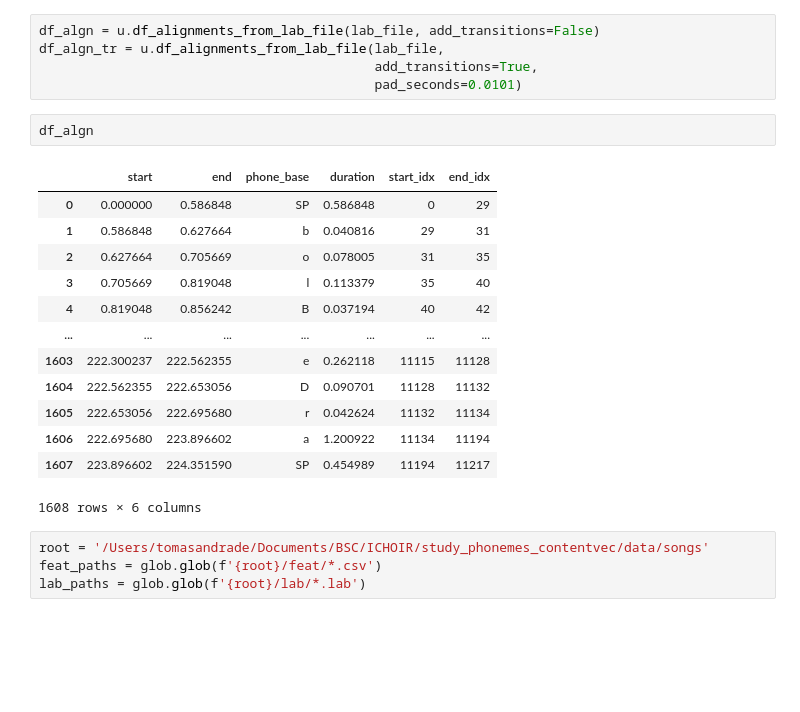
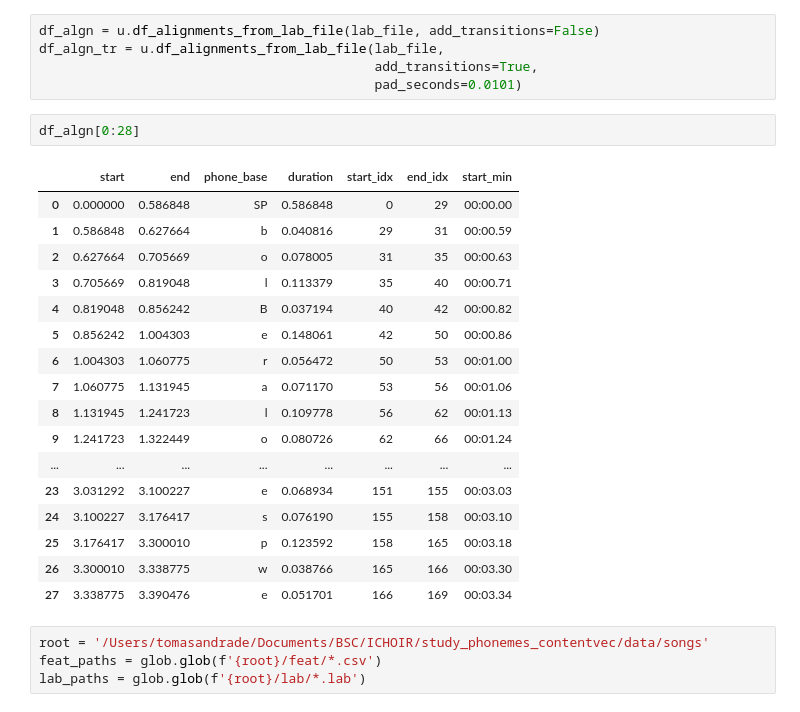
Before and after one commit to BSCCNS/Applio_LS, a Jupyter notebook: develop_nb/transitions.ipynb, the cells around one changed output. Saved outputs shown, nothing was run; the diff lists cells and outputs as text; blank space fills up the shorter version.

Commit message:
add start col to lib dataset

```diff
--- a/develop_nb/transitions.ipynb
+++ b/develop_nb/transitions.ipynb
@@ -19,21 +22,25 @@ df_algn_tr = u.df_alignments_from_lab_file(lab_file,
                                            add_transitions=True,
                                            pad_seconds=0.0101)
 # %%
-df_algn
+df_algn[0:28]
 # %% [output]
-|  | start | end | phone_base | duration | start_idx | end_idx |
-| 0 | 0.000000 | 0.586848 | SP | 0.586848 | 0 | 29 |
-| 1 | 0.586848 | 0.627664 | b | 0.040816 | 29 | 31 |
-| 2 | 0.627664 | 0.705669 | o | 0.078005 | 31 | 35 |
-| 3 | 0.705669 | 0.819048 | l | 0.113379 | 35 | 40 |
-| 4 | 0.819048 | 0.856242 | B | 0.037194 | 40 | 42 |
-| ... | ... | ... | ... | ... | ... | ... |
-| 1603 | 222.300237 | 222.562355 | e | 0.262118 | 11115 | 11128 |
-| 1604 | 222.562355 | 222.653056 | D | 0.090701 | 11128 | 11132 |
-| 1605 | 222.653056 | 222.695680 | r | 0.042624 | 11132 | 11134 |
-| 1606 | 222.695680 | 223.896602 | a | 1.200922 | 11134 | 11194 |
-| 1607 | 223.896602 | 224.351590 | SP | 0.454989 | 11194 | 11217 |
+|  | start | end | phone_base | duration | start_idx | end_idx | start_min |
+| 0 | 0.000000 | 0.586848 | SP | 0.586848 | 0 | 29 | 00:00.00 |
+| 1 | 0.586848 | 0.627664 | b | 0.040816 | 29 | 31 | 00:00.59 |
+| 2 | 0.627664 | 0.705669 | o | 0.078005 | 31 | 35 | 00:00.63 |
+| 3 | 0.705669 | 0.819048 | l | 0.113379 | 35 | 40 | 00:00.71 |
+| 4 | 0.819048 | 0.856242 | B | 0.037194 | 40 | 42 | 00:00.82 |
+| 5 | 0.856242 | 1.004303 | e | 0.148061 | 42 | 50 | 00:00.86 |
+| 6 | 1.004303 | 1.060775 | r | 0.056472 | 50 | 53 | 00:01.00 |
+| 7 | 1.060775 | 1.131945 | a | 0.071170 | 53 | 56 | 00:01.06 |
+| 8 | 1.131945 | 1.241723 | l | 0.109778 | 56 | 62 | 00:01.13 |
+| 9 | 1.241723 | 1.322449 | o | 0.080726 | 62 | 66 | 00:01.24 |
+| ... | ... | ... | ... | ... | ... | ... | ... |
+| 23 | 3.031292 | 3.100227 | e | 0.068934 | 151 | 155 | 00:03.03 |
+| 24 | 3.100227 | 3.176417 | s | 0.076190 | 155 | 158 | 00:03.10 |
+| 25 | 3.176417 | 3.300010 | p | 0.123592 | 158 | 165 | 00:03.18 |
+| 26 | 3.300010 | 3.338775 | w | 0.038766 | 165 | 166 | 00:03.30 |
+| 27 | 3.338775 | 3.390476 | e | 0.051701 | 166 | 169 | 00:03.34 |
-1608 rows × 6 columns
 # %%
 root = '/Users/tomasandrade/Documents/BSC/ICHOIR/study_phonemes_contentvec/data/songs'
 feat_paths = glob.glob(f'{root}/feat/*.csv')
```
Also changed, not shown: parts of 4 cells of this notebook, 1 other file.
